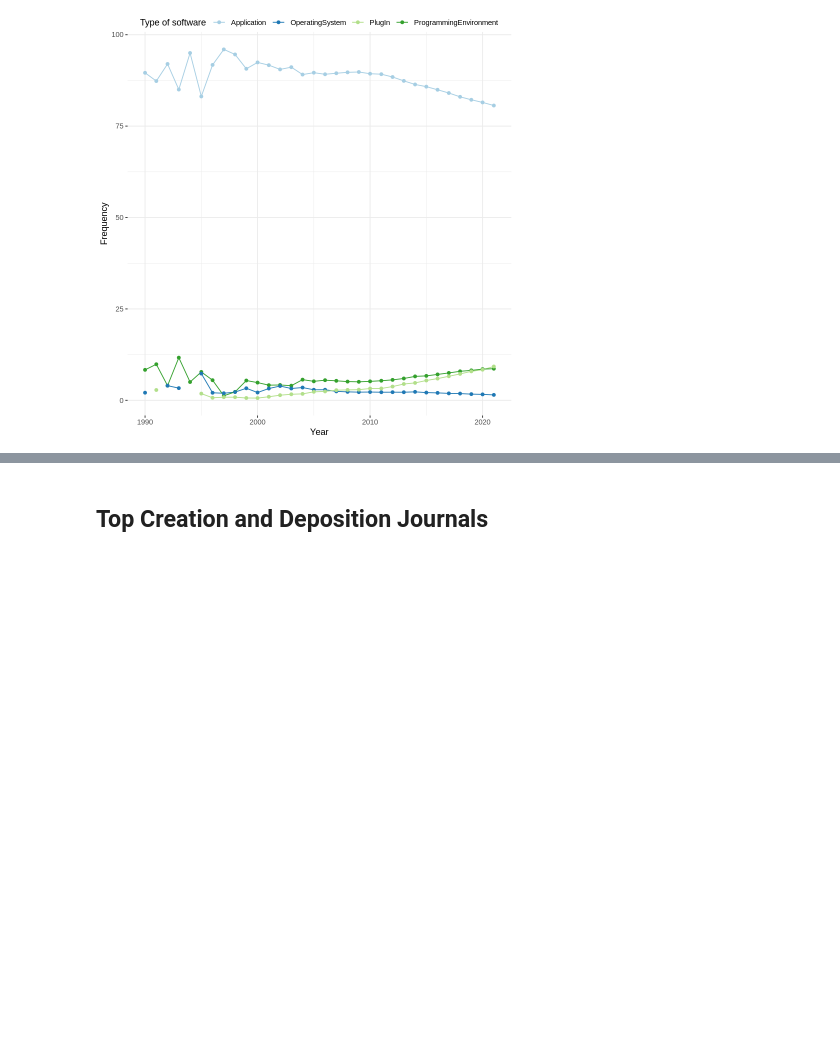
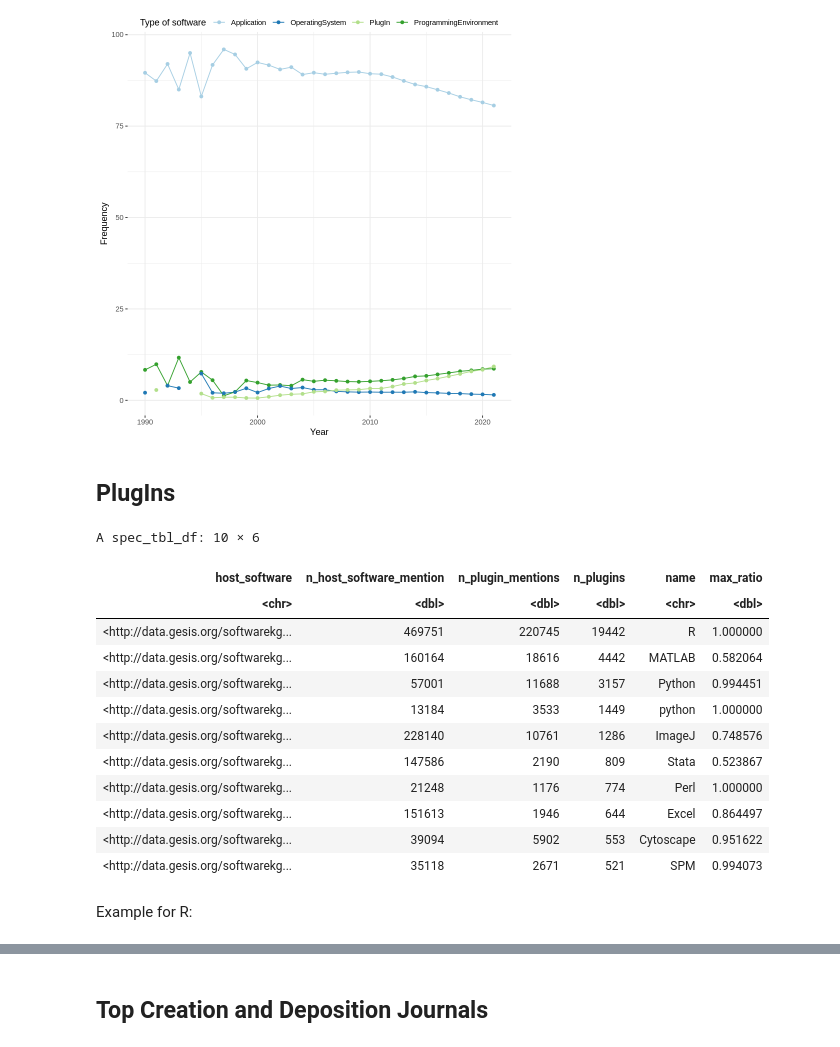
Before and after one commit to f-krueger/SoftwareKG-PMC-Analysis, a Jupyter notebook: SoftwareKG_PMC_Analyses.ipynb, the cells around one changed output, grey strips where cells are left out. Saved outputs shown, nothing was run; the diff lists cells and outputs as text; code cells hidden in the pictures; blank space fills up the shorter version.

Commit message:
add analyses on host-software and plugins

```diff
--- a/SoftwareKG_PMC_Analyses.ipynb
+++ b/SoftwareKG_PMC_Analyses.ipynb
@@ -2707,3 +2707,45 @@ Warning message:
 Warning message:
 “Removed 6 rows containing missing values (geom_point).”
 [figure]
+# %% [markdown]
+## PlugIns
+# %%
+host_software_with_plugins = run_and_cache(query="
+SELECT
+    ?host_software
+    COUNT(DISTINCT ?mention) as ?n_host_software_mention
+    COUNT(DISTINCT ?plugin_mention) as ?n_plugin_mentions
+    COUNT(DISTINCT ?plugin) as ?n_plugins
+FROM
+    <http://data.gesis.org/softwarekg2>
+WHERE
+{
+    ?article schema:mentions ?mention.
+    ?mention skgv:software ?host_software.
+    OPTIONAL {
+             ?mention skgv:referredToByPlugIn ?plugin_mention.
+             ?plugin_mention skgv:software ?plugin.
+    }
+}
+GROUP BY ?host_software
+ORDER BY DESC(?n_plugins)
+LIMIT 10", cache.name="host_software_with_plugins")
+# %%
+host_software_with_plugins %>%
+    inner_join(software_names, by=c("host_software"="sw"))
+# %% [output]
+A spec_tbl_df: 10 × 6
+| host_software | n_host_software_mention | n_plugin_mentions | n_plugins | name | max_ratio |
+| <chr> | <dbl> | <dbl> | <dbl> | <chr> | <dbl> |
+| <http://data.gesis.org/softwarekg... | 469751 | 220745 | 19442 | R | 1.000000 |
+| <http://data.gesis.org/softwarekg... | 160164 | 18616 | 4442 | MATLAB | 0.582064 |
+| <http://data.gesis.org/softwarekg... | 57001 | 11688 | 3157 | Python | 0.994451 |
+| <http://data.gesis.org/softwarekg... | 13184 | 3533 | 1449 | python | 1.000000 |
+| <http://data.gesis.org/softwarekg... | 228140 | 10761 | 1286 | ImageJ | 0.748576 |
+| <http://data.gesis.org/softwarekg... | 147586 | 2190 | 809 | Stata | 0.523867 |
+| <http://data.gesis.org/softwarekg... | 21248 | 1176 | 774 | Perl | 1.000000 |
+| <http://data.gesis.org/softwarekg... | 151613 | 1946 | 644 | Excel | 0.864497 |
+| <http://data.gesis.org/softwarekg... | 39094 | 5902 | 553 | Cytoscape | 0.951622 |
+| <http://data.gesis.org/softwarekg... | 35118 | 2671 | 521 | SPM | 0.994073 |
+# %% [markdown]
+Example for R:
```
Also changed, not shown: parts of 2 cells of this notebook.
